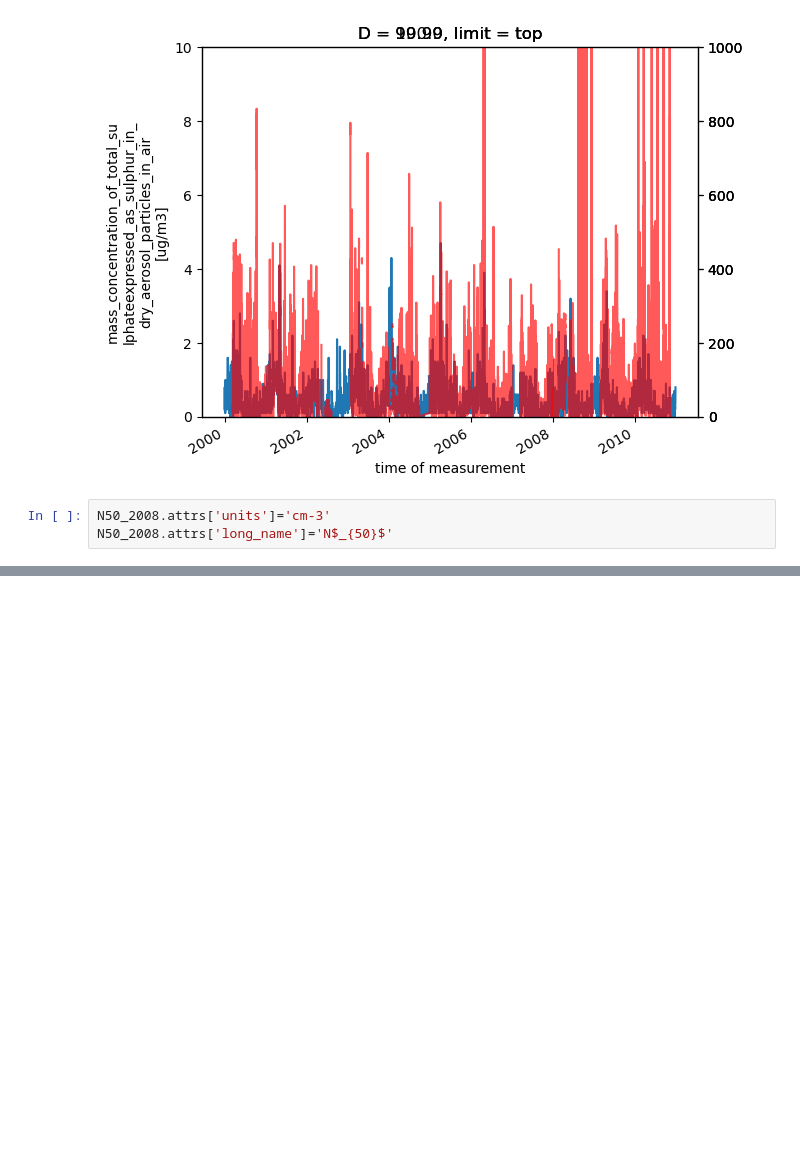
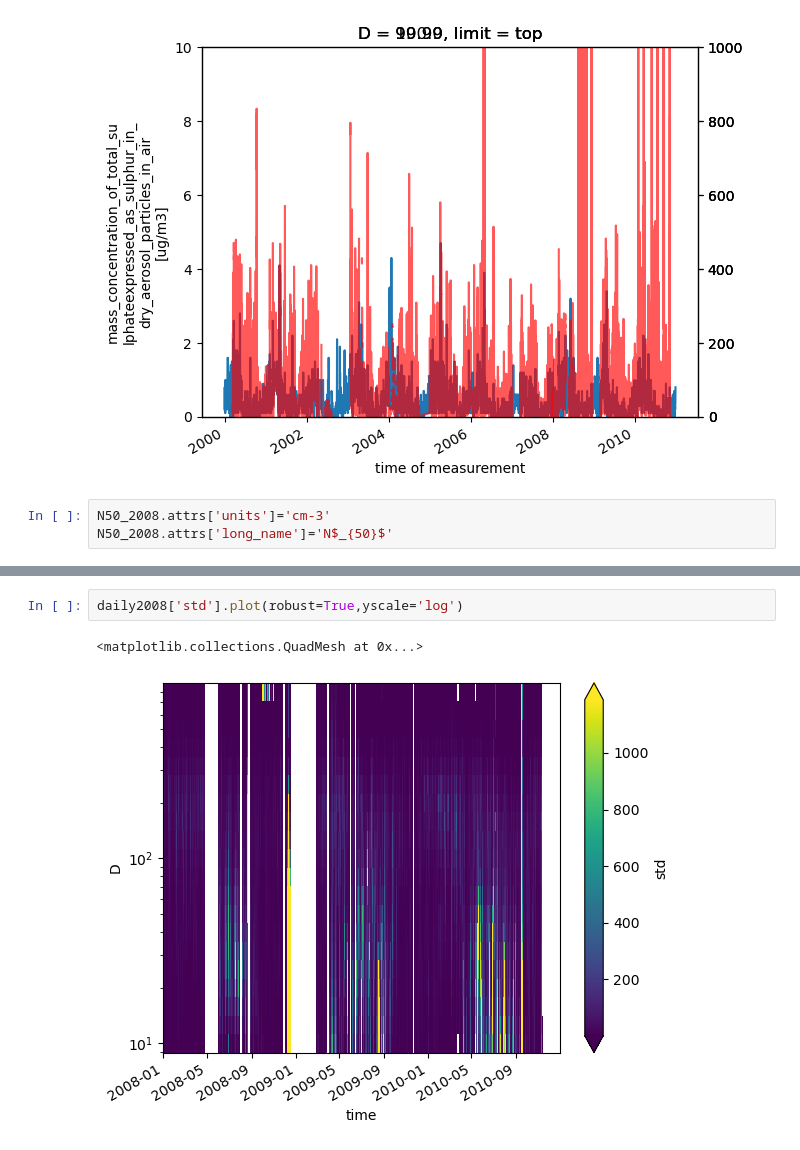
Before and after one commit to eScience-course/-Tjaernoe2022-group1, a Jupyter notebook: notebooks/Stefan/Full Sulphate Data.ipynb, the cells around one changed output, grey strips where cells are left out. Saved outputs shown, nothing was run; the diff lists cells and outputs as text; blank space fills up the shorter version.

```diff
--- a/notebooks/Stefan/Full Sulphate Data.ipynb
+++ b/notebooks/Stefan/Full Sulphate Data.ipynb
@@ -243,0 +360,5 @@ SyntaxError: invalid syntax (1456136101.py, line 1)
+# %%
+daily2008['std'].plot(robust=True,yscale='log')
+# %% [output]
+<matplotlib.collections.QuadMesh at 0x...>
+[figure, added]
```
Also changed, not shown: parts of 11 cells of this notebook, 1 other file.
